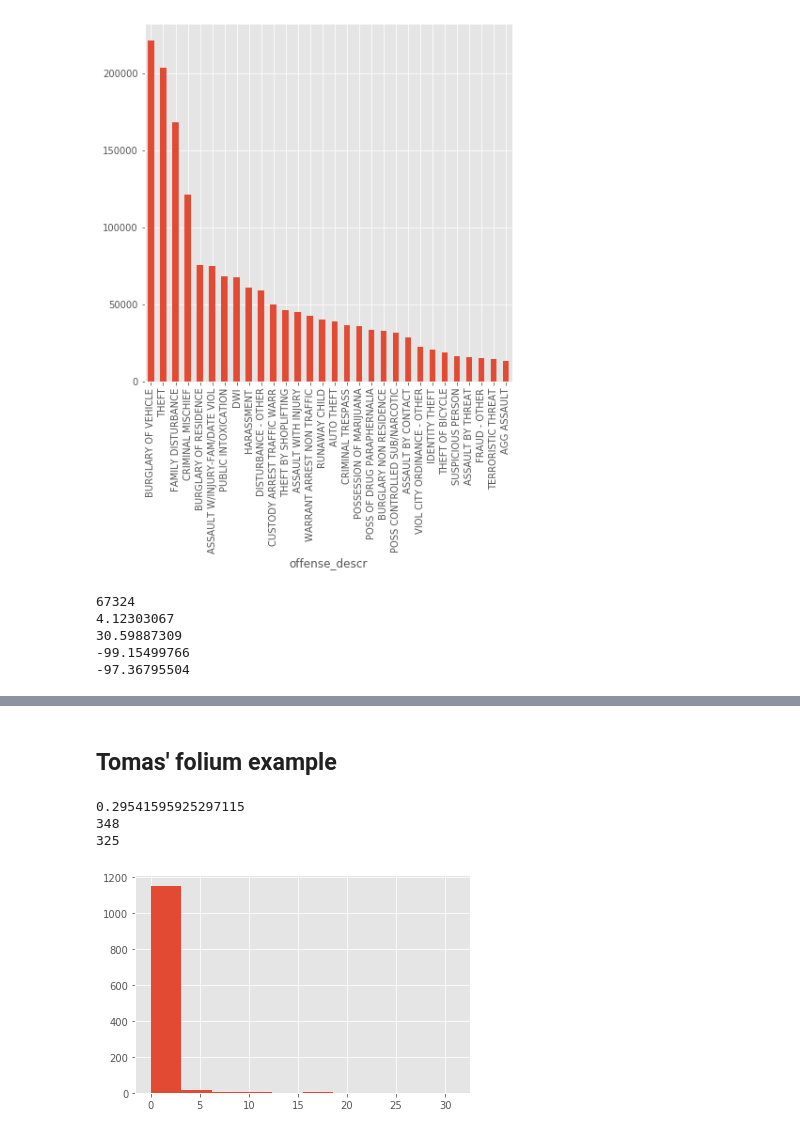
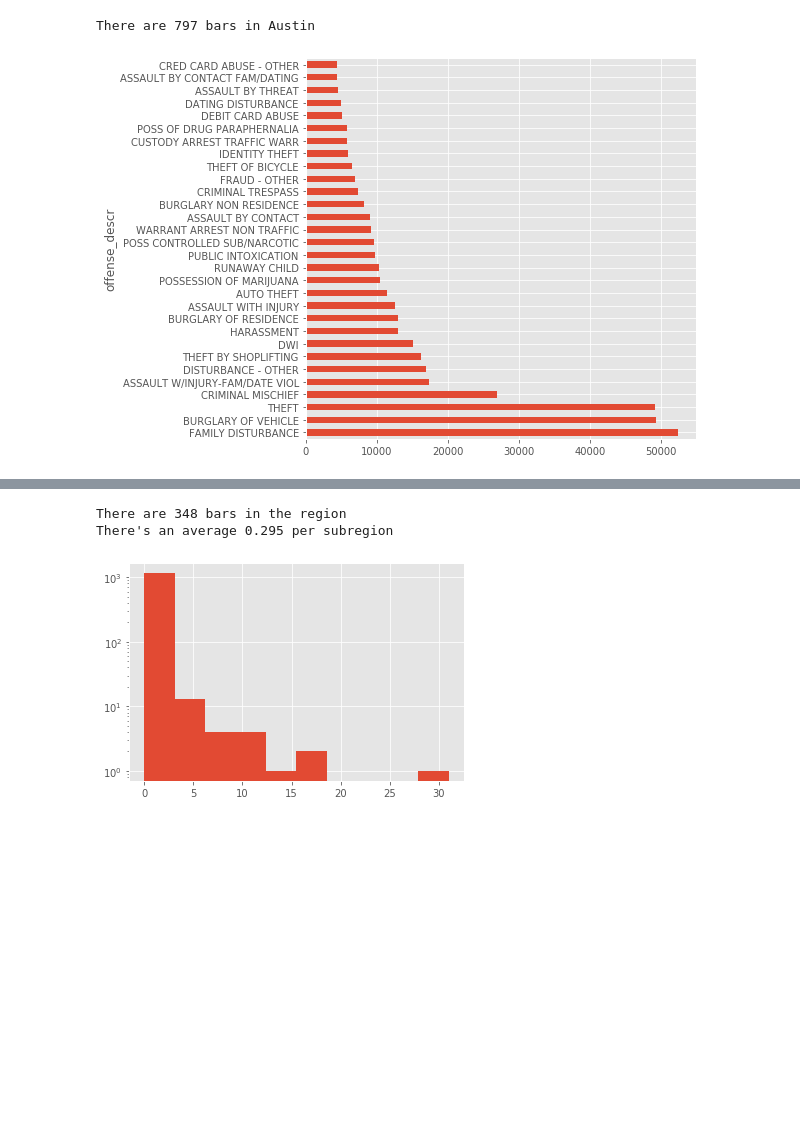
Before and after one commit to AustinPenner/Crime-ATX, a Jupyter notebook: data_exploration.ipynb, the cells around one changed output, grey strips where cells are left out. Drawn from its saved outputs; the diff is of its cells as text; code cells hidden in the pictures; blank space fills up the shorter version.

Commit message:
plots and statistical tests

```diff
--- a/data_exploration.ipynb
+++ b/data_exploration.ipynb
@@ -60,3 +23,8 @@ crm = pd.read_csv('police_data.csv',
                 'address','zip','district','apd_sector','apd_district','pra',
                 'census_tract','clearance_status','clearance_date','ucr_category',
                 'category_descr','x_coord','y_coord','lat','lng','location'])
+crm = crm[['offense_descr','occurred_date','report_date','category_descr','lat','lng']]
+crm['occurred_date'] = pd.to_datetime(crm['occurred_date'])
+crm['year'] = crm['occurred_date'].dt.year
+crm = crm[crm['year'] >= 2015]
+crm = crm[~crm['lat'].isnull()]
@@ -85,25 +31,17 @@ memory usage: 93.4+ KB
+# %%
+print(f'There are {brs["alias"].count()} bars in Austin')
+# %% [output]
+There are 797 bars in Austin
 # %%
-off_desc = crm[['offense_descr', 'fam_violence']].groupby('offense_descr')\
-            .count().sort_values('fam_violence', ascending=False).rename(columns={'fam_violence': 'count'})
-plot = off_desc.iloc[:30].plot.bar(y='count', figsize=(7,7), legend=False)
+off_desc = crm[['offense_descr', 'occurred_date']].groupby('offense_descr')\
+            .count().sort_values('occurred_date', ascending=False).rename(columns={'occurred_date': 'count'})
+plot = off_desc.iloc[:30].plot.barh(y='count', figsize=(7,7), legend=False)
 # %% [output]
-[figure, old version]
+[figure, new version]
 # %%
 # print(br[['incident','occurred_date']].max())
 # print(br[['incident','occurred_date']].min())
 
-pub_int = crm[crm['offense_descr'] == 'PUBLIC INTOXICATION']
-pub_int = pub_int[~pub_int['lat'].isnull()]
-print(pub_int['lat'].count())
-print(pub_int['lat'].min())
-print(pub_int['lat'].max())
-
-print(pub_int['lng'].min())
-print(pub_int['lng'].max())
+# pub_int = crm[crm['offense_descr'] == 'PUBLIC INTOXICATION']
+# pub_int = pub_int[~pub_int['lat'].isnull()]
-# %% [output]
-67324
-4.12303067
-30.59887309
--99.15499766
--97.36795504
 # %%
@@ -124,5 +57,3 @@ austin_map
-# %% [markdown]
-## Tomas' folium example
 # %%
 # map_df = mod_df[['cost','source','lat','lon']]
 # # sub_setmap = map_df.query("source == 'reator'")
@@ -141,43 +71,34 @@ def bars_in_box(upper, lower, left, right, df):
 # %%
-# LAT IS Y
-# LNG IS X
-
 def get_bars_from_grid(df, tl, tr, bl, br, step=.002):
     topleft_lat = tl[0]
     topleft_lng = tl[1]
-#     box_cnt = 0
-    bars_in_range = []
+    bars_in_grid = []
 
     while topleft_lat + step > bl[0]:
         if topleft_lng + step > tr[1]:
             topleft_lng = tl[1]
             topleft_lat -= step
         while topleft_lng + step < tr[1]:
-            bars_in_range.append(bars_in_box(topleft_lat, topleft_lat - step, topleft_lng, topleft_lng + step, df))
-#             box_cnt += 1
+            bars_in_grid.append(bars_in_box(topleft_lat, topleft_lat - step, topleft_lng, topleft_lng + step, df))
             topleft_lng += step
 
-#     if box_cnt >= 31*20:
-#         break
-    return bars_in_range
+    return bars_in_grid
 
 
 tl = 30.3335, -97.7707
 tr = 30.3335, -97.7077
 bl =  30.2631, -97.7707
 br = 30.2631, -97.7077
-bir = get_bars_from_grid(brs[['lat','lng']], tl, tr, bl, br)
-print(np.mean(bir))
-print(np.sum(bir))
+bars_in_grid = get_bars_from_grid(brs[['lat','lng']], tl, tr, bl, br)
+bars_mean = np.mean(bars_in_grid)
+print(f'There are {np.sum(bars_in_grid)} bars in the region')
+print(f'There\'s an average {bars_mean:1.3f} per subregion')
 
-
-# print(bars_in_box(tl[0], tl[0]-20*step, tl[1], tr[1], brs[['lat','lng']]))
-# print(bars_in_box(tl[0], bl[0], tl[1], tr[1], brs[['lat','lng']]))# gets all bars in area
-print(bars_in_box(tl[0], bl[0]-.002, tl[1], tr[1]+.002, brs[['lat','lng']]))# gets all bars in area + padding
 
 
 fig, ax = plt.subplots()
-plot = ax.hist(bir)
+plot = ax.hist(bars_in_grid)
+plt.yscale('log')
 
 
 # Note: Passing through the whole region as one yields 289 bars
@@ -187,7 +108,6 @@ plot = ax.hist(bir)
 #         Can't be double counting because going .002 outside the
 #         right and bottom yields 325 total.
 # %% [output]
-0.29541595925297115
-348
-325
+There are 348 bars in the region
+There's an average 0.295 per subregion
-[figure, old version]
+[figure, new version]
```
Also changed, not shown: parts of 14 cells of this notebook.
